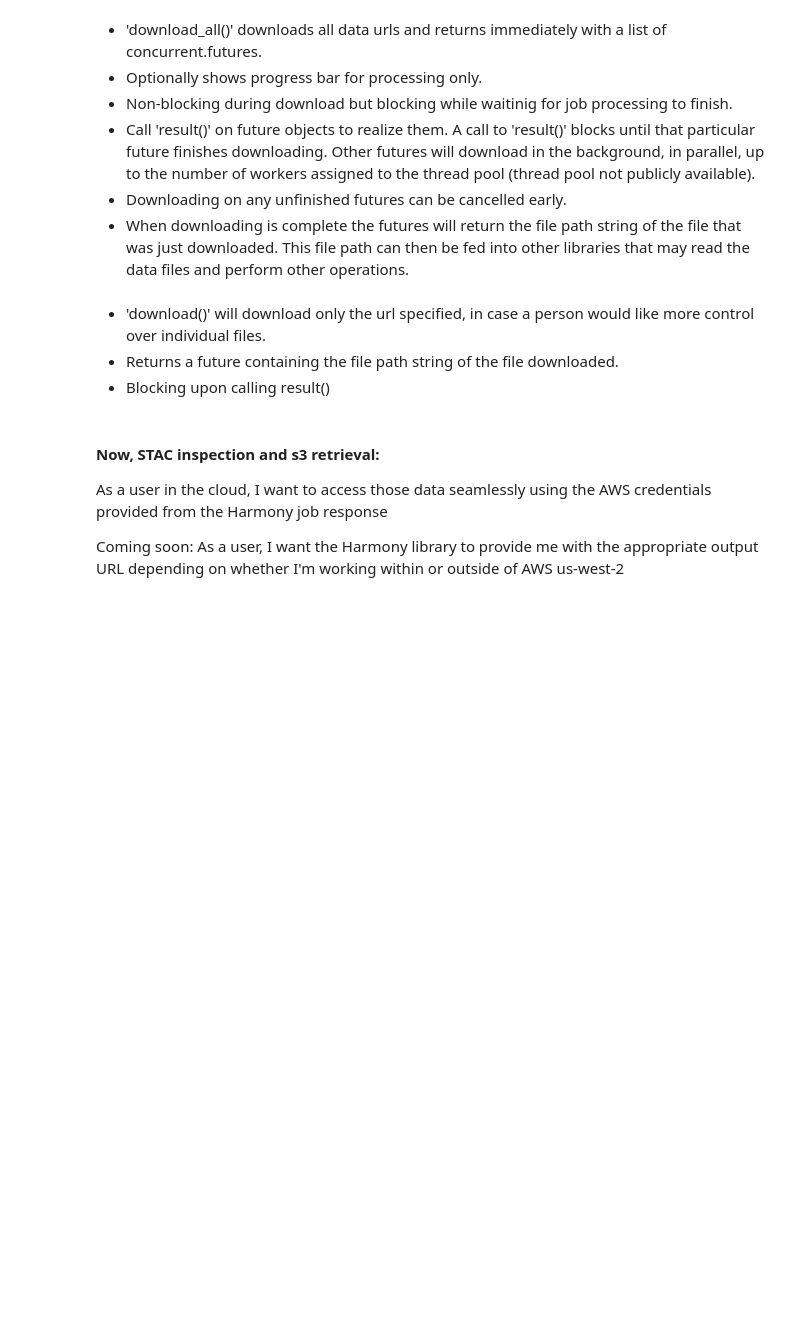
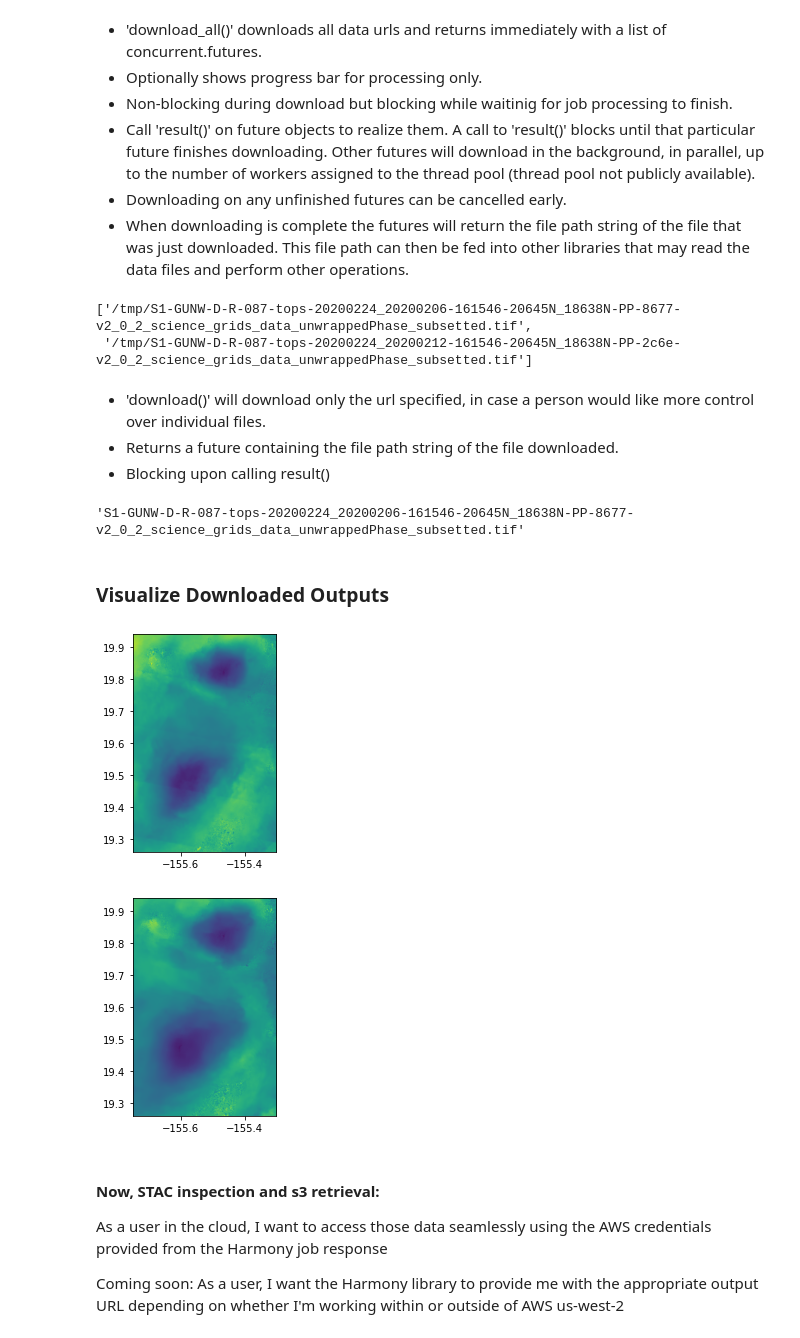
Before and after one commit to nasa/harmony-py, a Jupyter notebook: examples/intro_tutorial.ipynb, the cells around one changed output. Drawn from its saved outputs; the diff is of its cells as text; code cells hidden in the pictures; blank space fills up the shorter version.

```diff
--- a/examples/intro_tutorial.ipynb
+++ b/examples/intro_tutorial.ipynb
@@ -99,8 +99,6 @@ Other advanced parameters that may be of interest. Note that many reformatting o
 # %% [markdown]
 The example utilized in this tutorial demonstrates a bounding box subset over Catalina Island off the coast of Los Angeles, California. The SENTINEL-1_INTERFEROGRAMS dataset, distributed by the ASF DAAC, is a prototype Level 2 NISAR-Format product. See https://asf.alaska.edu/data-sets/derived-data-sets/sentinel-1-interferograms/ for more information.
 # %%
-# Not working, whyyy!?
-
 # #Catalina island
 
 # request = Request(
@@ -110,21 +108,22 @@ The example utilized in this tutorial demonstrates a bounding box subset over Ca
 #         'start': dt.datetime(2020, 3, 12, 13, 52, 30),
 #         'stop': dt.datetime(2020, 3, 12, 13, 52, 58),
 #     },
+#     variables=['science/grids/data/coherence'],
 #     format='image/tiff'
 # )
+
+
+request = Request(
+    collection=Collection(id='SENTINEL-1_INTERFEROGRAMS'),
+    spatial=BBox(-155.75, 19.26, -155.3, 19.94),
+    temporal={
+        'start': dt.datetime(2020, 2, 24),
+        'stop': dt.datetime(2020, 2, 25),
+    },
+    variables=['science/grids/data/unwrappedPhase'],
+    format='image/tiff',
+    max_results=2,
+)
-# %%
-#Catalina island
-
-request = Request(
-#     collection=Collection(id='C1214354031-ASF'),
-    collection=Collection(id='UAVSAR_POL_PAULI'),
-    spatial=BBox(-118.70634, 33.24977, -118.24152, 33.60239),
-    temporal={
-        'start': dt.datetime(2015, 2, 26, 0, 0, 0),
-        'stop': dt.datetime(2015, 2, 26, 23, 59, 59),
-    },
-    format='image/tiff'
-)
 # %% [markdown]
 ### Check Request validity
 
@@ -192,9 +193,12 @@ Exception: Job has failed. Call result_json() to learn more.
 * Downloading on any unfinished futures can be cancelled early.
 * When downloading is complete the futures will return the file path string of the file that was just downloaded. This file path can then be fed into other libraries that may read the data files and perform other operations.
 # %%
-futures = harmony_client.download_all(job_id)
-file_names = [f.result() for f in futures]
+results = harmony_client.download_all(job_id, directory='/tmp', overwrite=True)
+file_names = [f.result() for f in results]
 file_names
+# %% [output]
+['/tmp/S1-GUNW-D-R-087-tops-20200224_20200206-161546-20645N_18638N-PP-8677-v2_0_2_science_grids_data_unwrappedPhase_subsetted.tif',
+ '/tmp/S1-GUNW-D-R-087-tops-20200224_20200212-161546-20645N_18638N-PP-2c6e-v2_0_2_science_grids_data_unwrappedPhase_subsetted.tif']
 # %% [markdown]
 * 'download()' will download only the url specified, in case a person would like more control over individual files.
 * Returns a future containing the file path string of the file downloaded.
@@ -202,6 +206,16 @@ file_names
 # %%
 file_name = (harmony_client.download(urls[0], overwrite=True)).result()
 file_name
+# %% [output]
+'S1-GUNW-D-R-087-tops-20200224_20200206-161546-20645N_18638N-PP-8677-v2_0_2_science_grids_data_unwrappedPhase_subsetted.tif'
+# %% [markdown]
+### Visualize Downloaded Outputs
+# %%
+for r in results:
+    rasterio.plot.show(rasterio.open(r.result()))
+# %% [output]
+[figure, added]
+[figure, added]
 # %% [markdown]
 #### Now, STAC inspection and s3 retrieval:
 
```
Also changed, not shown: parts of 13 cells of this notebook.
